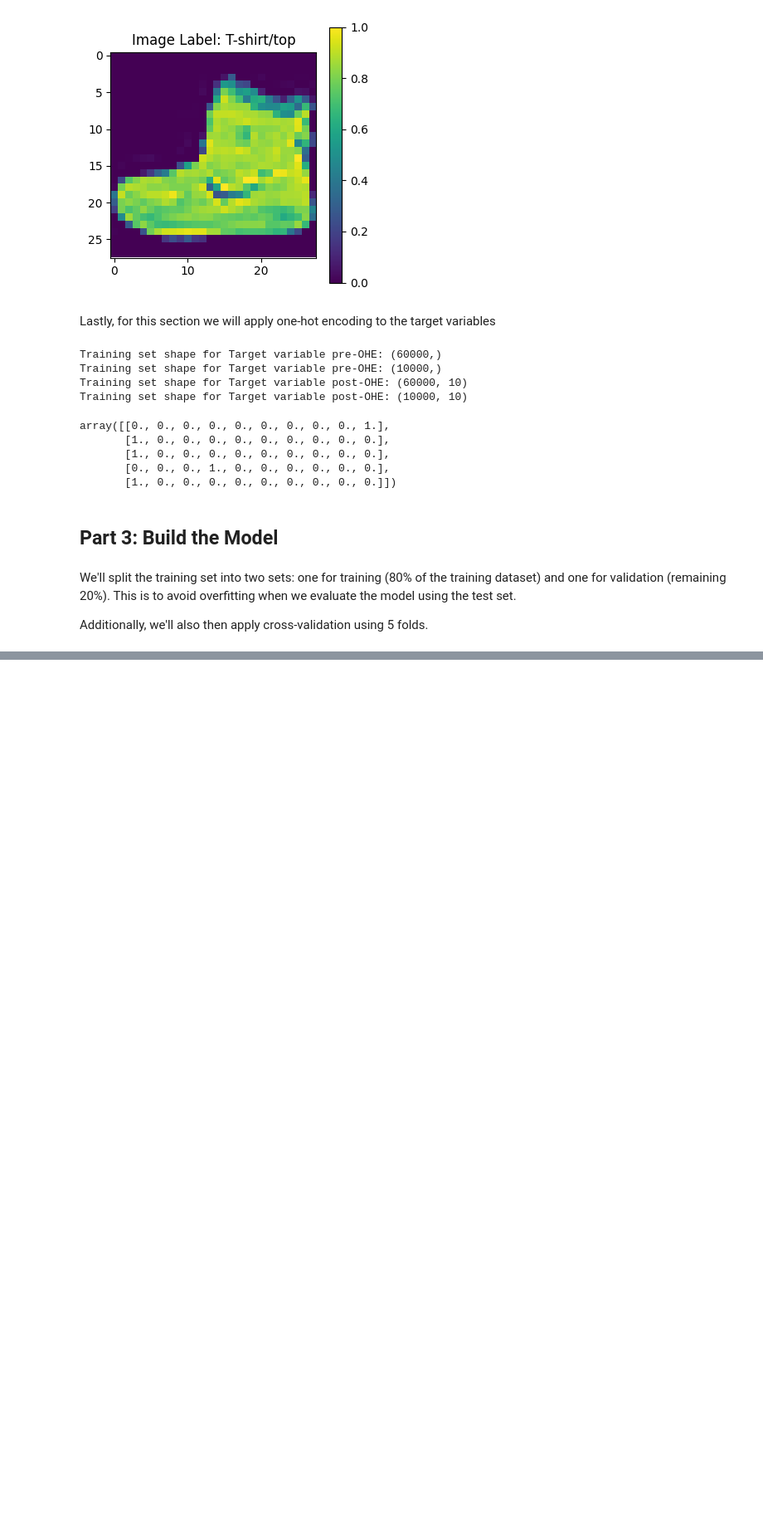
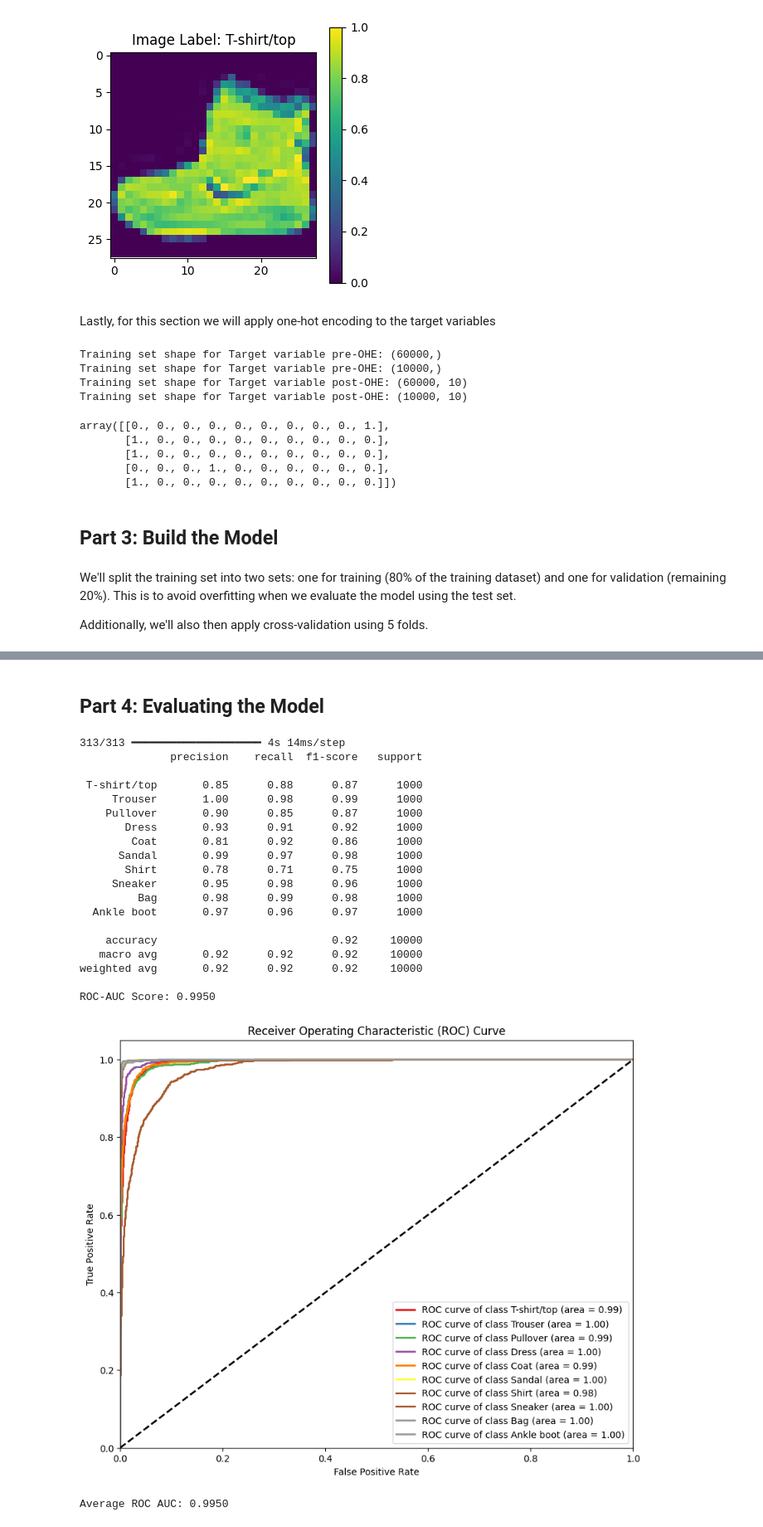
Before and after one commit to Eug-Chua/Image-Classifier-Fashion-MNIST, a Jupyter notebook: ccn_classifier.ipynb, the cells around one changed output, grey strips where cells are left out. Shown at 83% size. Cells and saved outputs as stored; diff of their text form; code cells hidden in the pictures; blank space fills up the shorter version.

```diff
--- a/ccn_classifier.ipynb
+++ b/ccn_classifier.ipynb
@@ -383,3 +444,76 @@ print(f"ROC-AUC Score: {roc_auc:.4f}")
+# %% [markdown]
+## Part 4: Evaluating the Model
+# %%
+import numpy as np
+from sklearn.metrics import roc_curve, auc
+from sklearn.preprocessing import label_binarize
+import matplotlib.pyplot as plt
+
+# Predict probabilities
+y_pred_proba = best_model.predict(x_test)
+
+# Convert to class labels
+y_pred = np.argmax(y_pred_proba, axis=1)
+y_true = np.argmax(y_test, axis=1)
+
+# Print classification report
+print(classification_report(y_true, y_pred, target_names=class_names))
+
+# Compute ROC-AUC score
+roc_auc = roc_auc_score(y_test, y_pred_proba, multi_class='ovr')
+print(f"ROC-AUC Score: {roc_auc:.4f}")
+
+# Binarize the output for ROC curve
+y_test_bin = label_binarize(y_true, classes=np.arange(len(class_names)))
+
+# Compute ROC curve and ROC area for each class
+fpr = dict()
+tpr = dict()
+roc_auc = dict()
+for i in range(len(class_names)):
+    fpr[i], tpr[i], _ = roc_curve(y_test_bin[:, i], y_pred_proba[:, i])
+    roc_auc[i] = auc(fpr[i], tpr[i])
+
+# Plot ROC curves
+plt.figure(figsize=(10, 8))
+colors = plt.colormaps.get_cmap('Set1')(np.linspace(0, 1, len(class_names)))
+for i, color in zip(range(len(class_names)), colors):
+    plt.plot(fpr[i], tpr[i], color=color, lw=2,
+             label=f'ROC curve of class {class_names[i]} (area = {roc_auc[i]:0.2f})')
+
+plt.plot([0, 1], [0, 1], 'k--', lw=2)
+plt.xlim([0.0, 1.0])
+plt.ylim([0.0, 1.05])
+plt.xlabel('False Positive Rate')
+plt.ylabel('True Positive Rate')
+plt.title('Receiver Operating Characteristic (ROC) Curve')
+plt.legend(loc="lower right")
+plt.show()
+
+# Print average ROC AUC
+print(f"Average ROC AUC: {np.mean(list(roc_auc.values())):.4f}")
+# %% [output]
+313/313 ━━━━━━━━━━━━━━━━━━━━ 4s 14ms/step
+              precision    recall  f1-score   support
+
+ T-shirt/top       0.85      0.88      0.87      1000
+     Trouser       1.00      0.98      0.99      1000
+    Pullover       0.90      0.85      0.87      1000
+       Dress       0.93      0.91      0.92      1000
+        Coat       0.81      0.92      0.86      1000
+      Sandal       0.99      0.97      0.98      1000
+       Shirt       0.78      0.71      0.75      1000
+     Sneaker       0.95      0.98      0.96      1000
+         Bag       0.98      0.99      0.98      1000
+  Ankle boot       0.97      0.96      0.97      1000
+
+    accuracy                           0.92     10000
+   macro avg       0.92      0.92      0.92     10000
+weighted avg       0.92      0.92      0.92     10000
+
+ROC-AUC Score: 0.9950
+[figure, added]
+Average ROC AUC: 0.9950
 # %%
 # Analyzing Errors with Confusion Matrix
 # Compute confusion matrix
```
Also changed, not shown: parts of 15 cells of this notebook, 20 other files.
